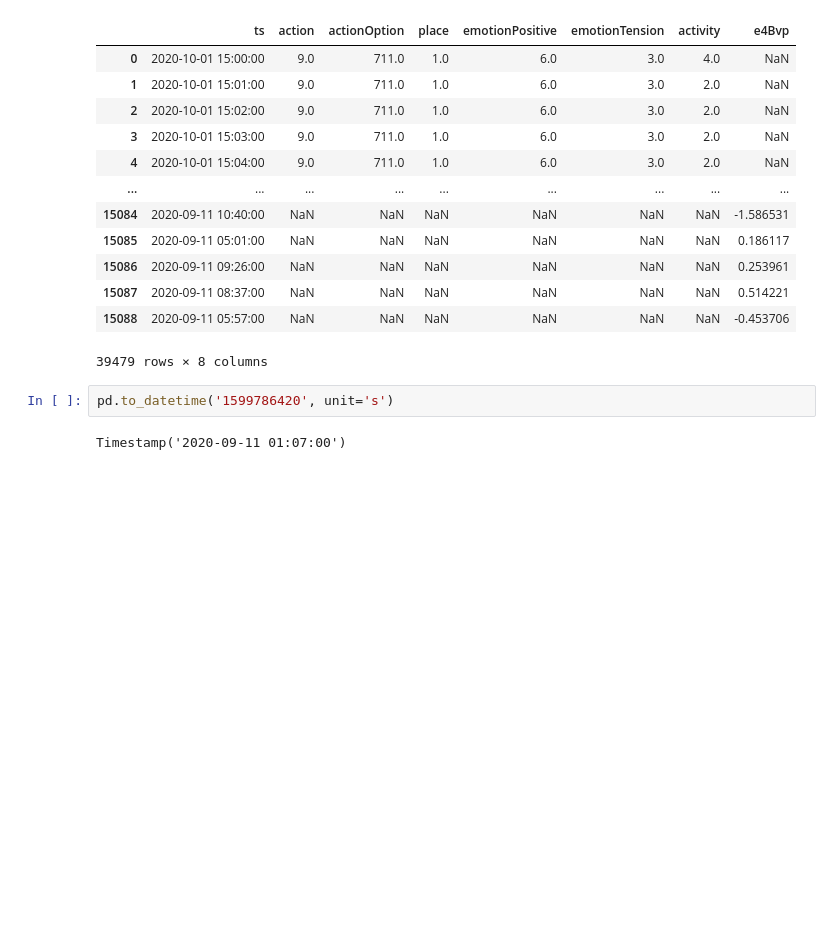
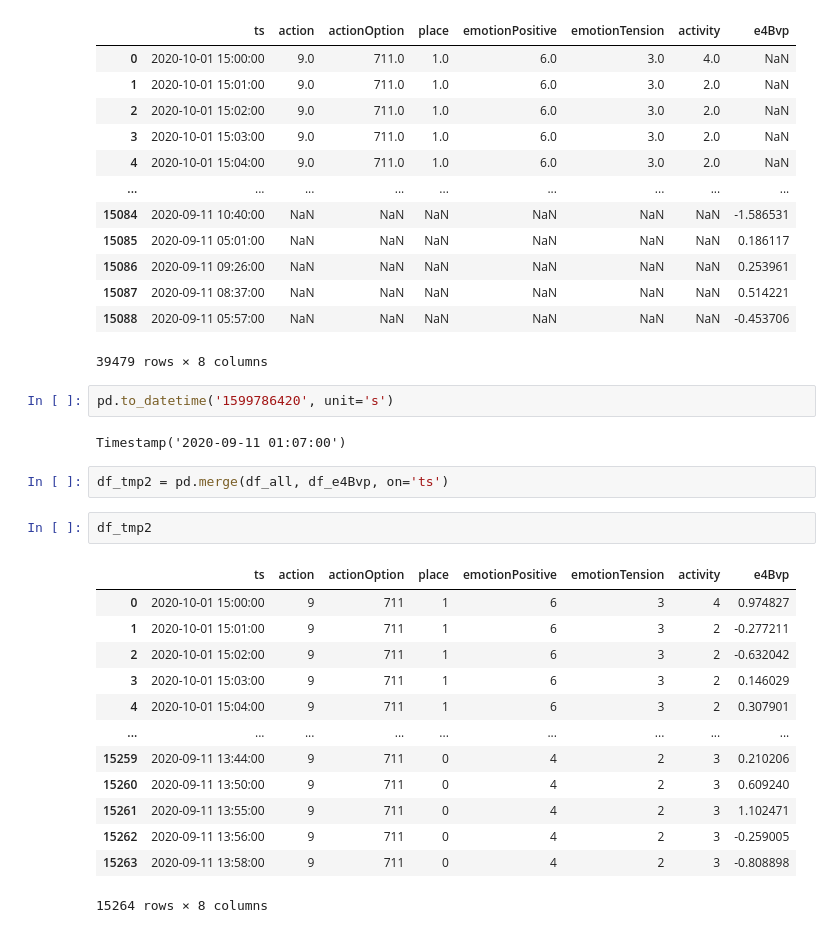
Before and after one commit to ianpark318/ETRI2023, a Jupyter notebook: eda.ipynb, the cells around one changed output. Cells and saved outputs as stored; diff of their text form; blank space fills up the shorter version.

```diff
--- a/eda.ipynb
+++ b/eda.ipynb
@@ -141,3 +141,21 @@ df_tmp
 pd.to_datetime('1599786420', unit='s')
 # %% [output]
 Timestamp('2020-09-11 01:07:00')
+# %%
+df_tmp2 = pd.merge(df_all, df_e4Bvp, on='ts')
+# %%
+df_tmp2
+# %% [output]
+|  | ts | action | actionOption | place | emotionPositive | emotionTension | activity | e4Bvp |
+| 0 | 2020-10-01 15:00:00 | 9 | 711 | 1 | 6 | 3 | 4 | 0.974827 |
+| 1 | 2020-10-01 15:01:00 | 9 | 711 | 1 | 6 | 3 | 2 | -0.277211 |
+| 2 | 2020-10-01 15:02:00 | 9 | 711 | 1 | 6 | 3 | 2 | -0.632042 |
+| 3 | 2020-10-01 15:03:00 | 9 | 711 | 1 | 6 | 3 | 2 | 0.146029 |
+| 4 | 2020-10-01 15:04:00 | 9 | 711 | 1 | 6 | 3 | 2 | 0.307901 |
+| ... | ... | ... | ... | ... | ... | ... | ... | ... |
+| 15259 | 2020-09-11 13:44:00 | 9 | 711 | 0 | 4 | 2 | 3 | 0.210206 |
+| 15260 | 2020-09-11 13:50:00 | 9 | 711 | 0 | 4 | 2 | 3 | 0.609240 |
+| 15261 | 2020-09-11 13:55:00 | 9 | 711 | 0 | 4 | 2 | 3 | 1.102471 |
+| 15262 | 2020-09-11 13:56:00 | 9 | 711 | 0 | 4 | 2 | 3 | -0.259005 |
+| 15263 | 2020-09-11 13:58:00 | 9 | 711 | 0 | 4 | 2 | 3 | -0.808898 |
+15264 rows × 8 columns
```
